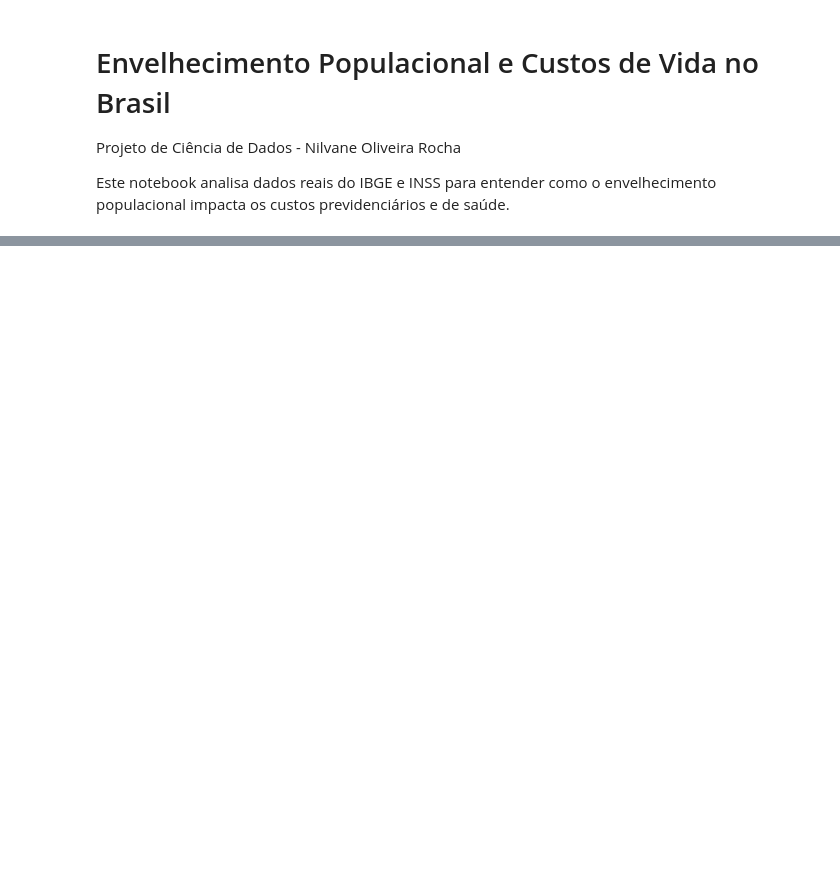
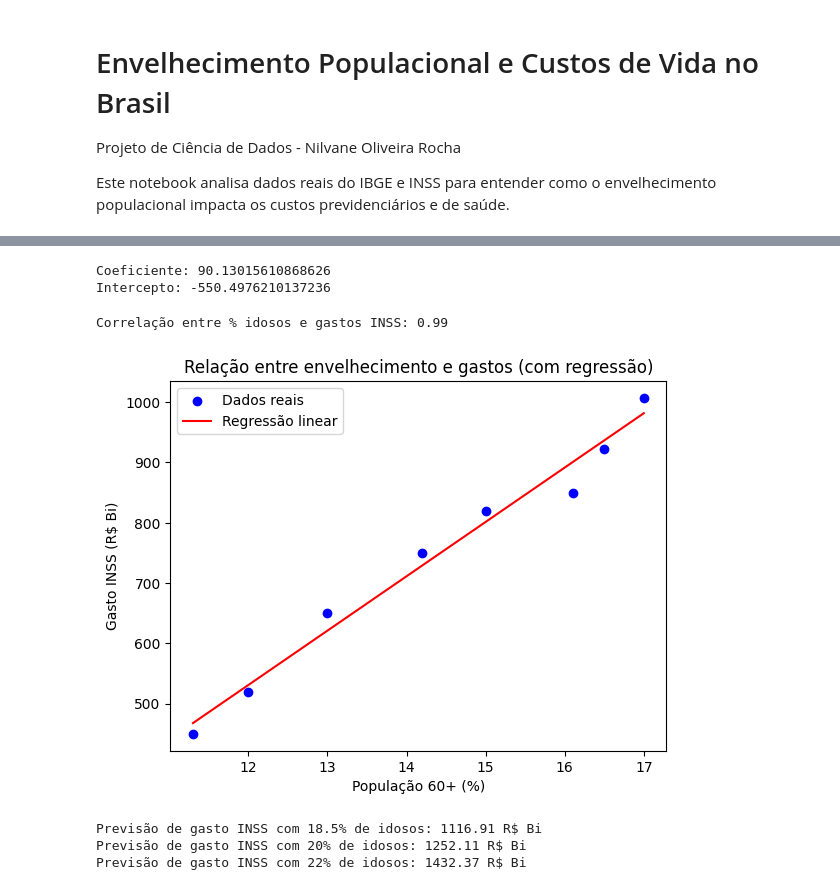
Before and after one commit to nilvy/portfolio-ciencia-de-dados-nilvane, a Jupyter notebook: economia_envelhecimento/notebook.ipynb, the cells around one changed output, grey strips where cells are left out. Cells and saved outputs as stored; diff of their text form; code cells hidden in the pictures; blank space fills up the shorter version.

```diff
--- a/economia_envelhecimento/notebook.ipynb
+++ b/economia_envelhecimento/notebook.ipynb
@@ -10,6 +10,7 @@ import pandas as pd
 import matplotlib.pyplot as plt
 from sklearn.linear_model import LinearRegression
 
-df = pd.read_csv("economia_envelhecimento/dados.csv")
+url = "https://raw.githubusercontent.com/nilvy/portfolio-ciencia-de-dados-nilvane/main/economia_envelhecimento/dados.csv"
+df = pd.read_csv(url)
 df.head()
 # %% [output]
@@ -23,6 +29,37 @@ modelo.fit(X, y)
 
 print("Coeficiente:", modelo.coef_[0])
 print("Intercepto:", modelo.intercept_)
+# %% [output]
+Coeficiente: 90.13015610868626
+Intercepto: -550.4976210137236
+# %%
+corr = df["Populacao_60+"].corr(df["Gasto_INSS_R$Bi"])
+print("Correlação entre % idosos e gastos INSS:", round(corr, 3))
+# %% [output]
+Correlação entre % idosos e gastos INSS: 0.99
+# %%
+X = df[["Populacao_60+"]]
+y = df["Gasto_INSS_R$Bi"]
+
+modelo = LinearRegression()
+modelo.fit(X, y)
+
+# Plotando regressão
+plt.scatter(X, y, color="blue", label="Dados reais")
+plt.plot(X, modelo.predict(X), color="red", label="Regressão linear")
+plt.xlabel("População 60+ (%)")
+plt.ylabel("Gasto INSS (R$ Bi)")
+plt.title("Relação entre envelhecimento e gastos (com regressão)")
+plt.legend()
+plt.show()
+# %% [output]
+[figure, added]
 # %%
-prev_2030 = modelo.predict([[18.5]])
-print("Previsão de gasto INSS em 2030:", round(prev_2030[0], 2), "R$ Bi")
+cenarios = [18.5, 20, 22]  # % de idosos em 2030, 2035, 2040
+for c in cenarios:
+    prev = modelo.predict([[c]])
+    print(f"Previsão de gasto INSS com {c}% de idosos:", round(prev[0], 2), "R$ Bi")
+# %% [output]
+Previsão de gasto INSS com 18.5% de idosos: 1116.91 R$ Bi
+Previsão de gasto INSS com 20% de idosos: 1252.11 R$ Bi
+Previsão de gasto INSS com 22% de idosos: 1432.37 R$ Bi
```
Also changed, not shown: parts of 2 cells of this notebook.
